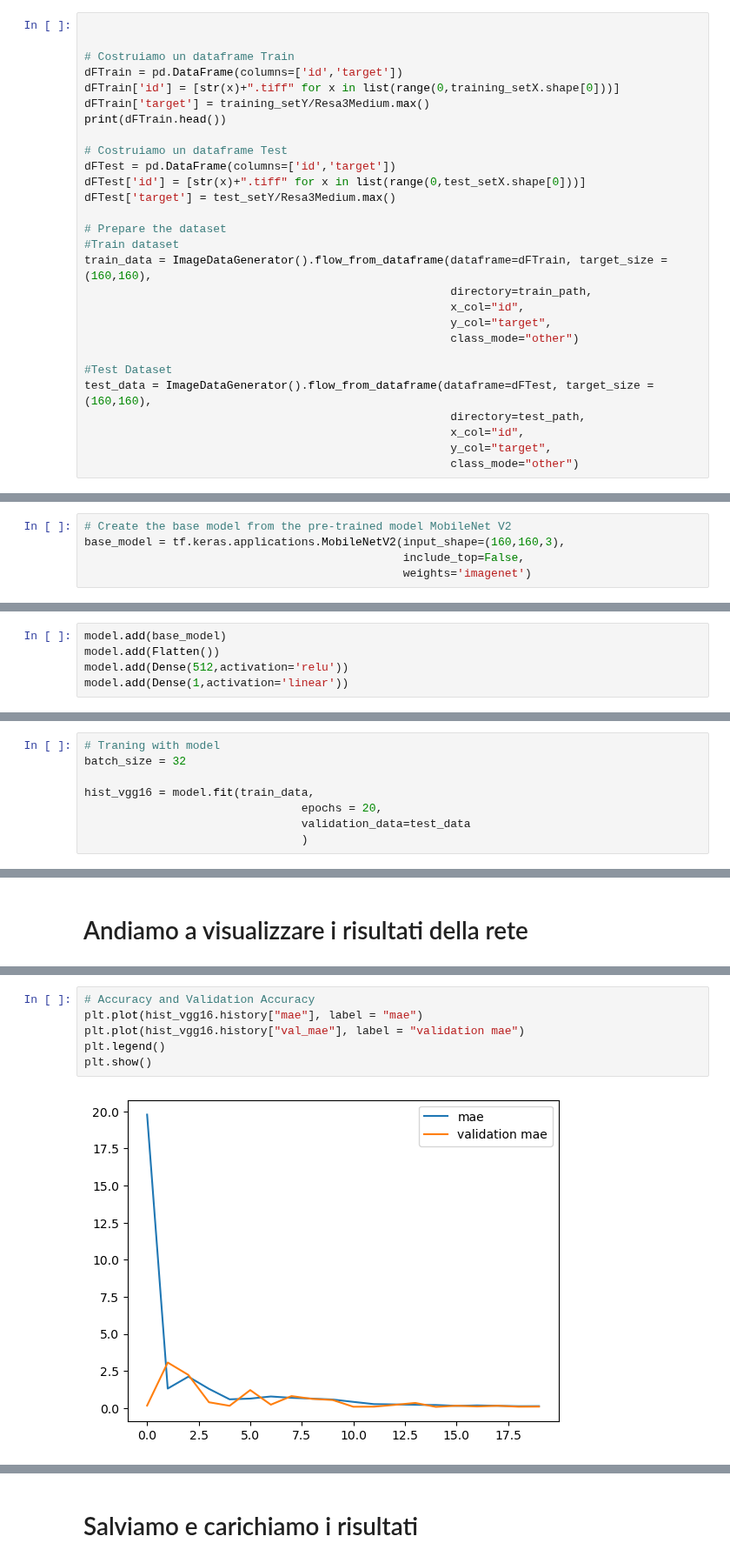
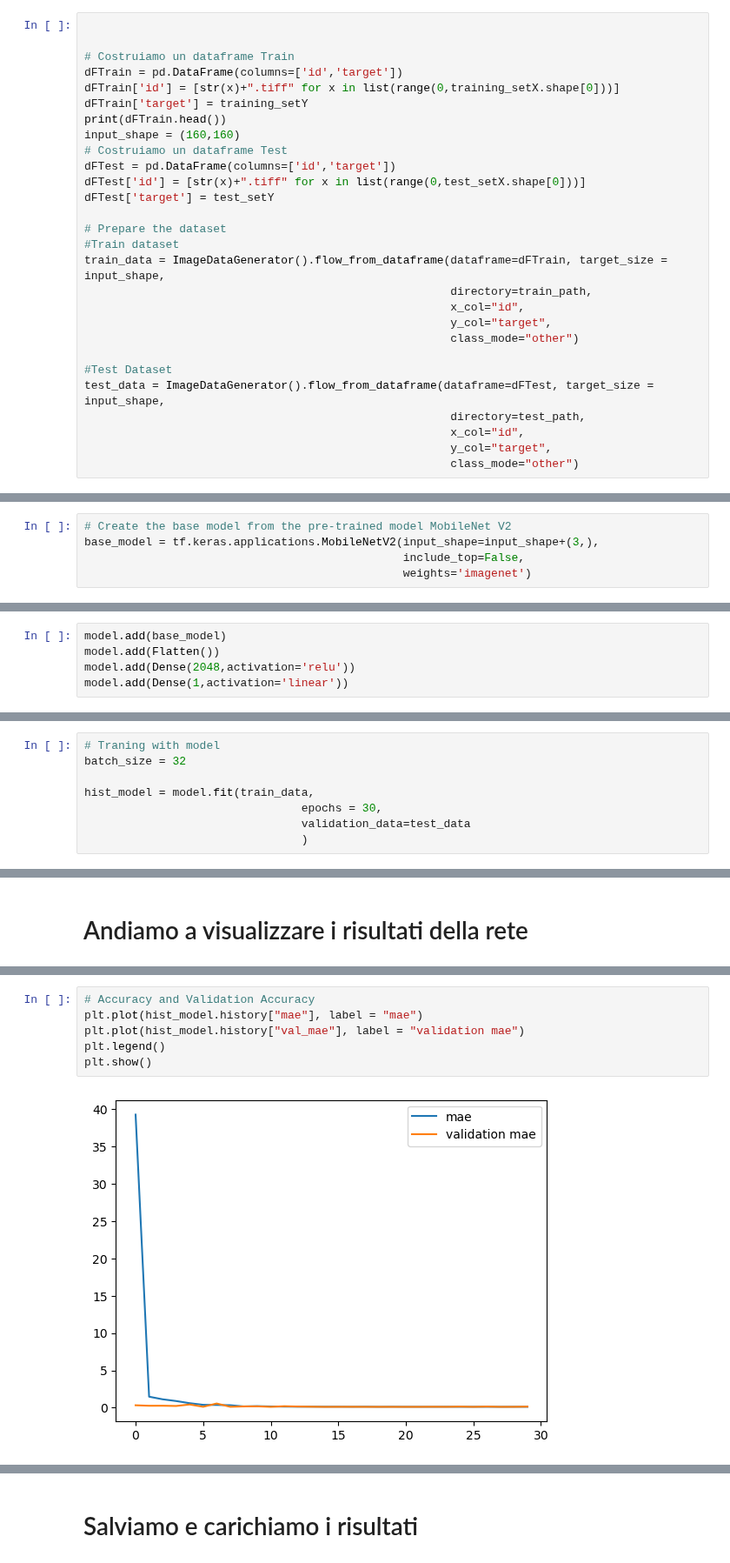
Before and after one commit to Simone-Scalella/AgriVision2022, a Jupyter notebook: mbn.ipynb, the cells around one changed output, grey strips where cells are left out. Shown at 87% size. Cells and saved outputs as stored; diff of their text form.

```diff
--- a/mbn.ipynb
+++ b/mbn.ipynb
@@ -120,24 +155,24 @@ for a in range(0,test_setX.shape[0]):
 # Costruiamo un dataframe Train
 dFTrain = pd.DataFrame(columns=['id','target'])
 dFTrain['id'] = [str(x)+".tiff" for x in list(range(0,training_setX.shape[0]))]
-dFTrain['target'] = training_setY/Resa3Medium.max()
+dFTrain['target'] = training_setY
 print(dFTrain.head())
-
+input_shape = (160,160)
 # Costruiamo un dataframe Test
 dFTest = pd.DataFrame(columns=['id','target'])
 dFTest['id'] = [str(x)+".tiff" for x in list(range(0,test_setX.shape[0]))]
-dFTest['target'] = test_setY/Resa3Medium.max()
+dFTest['target'] = test_setY
 
 # Prepare the dataset
 #Train dataset
-train_data = ImageDataGenerator().flow_from_dataframe(dataframe=dFTrain, target_size = (160,160),
+train_data = ImageDataGenerator().flow_from_dataframe(dataframe=dFTrain, target_size = input_shape,
                                                       directory=train_path,
                                                       x_col="id",
                                                       y_col="target",
                                                       class_mode="other")
 
 #Test Dataset
-test_data = ImageDataGenerator().flow_from_dataframe(dataframe=dFTest, target_size = (160,160),
+test_data = ImageDataGenerator().flow_from_dataframe(dataframe=dFTest, target_size = input_shape,
                                                       directory=test_path,
                                                       x_col="id",
                                                       y_col="target",
@@ -166,7 +201,7 @@ print(dFTest['target'].median())
 # Creazione del modello di Vgg16
 # %%
 # Create the base model from the pre-trained model MobileNet V2
-base_model = tf.keras.applications.MobileNetV2(input_shape=(160,160,3),
+base_model = tf.keras.applications.MobileNetV2(input_shape=input_shape+(3,),
                                                include_top=False,
                                                weights='imagenet')
 # %%
@@ -196,7 +237,7 @@ model = Sequential()
 # %%
 model.add(base_model)
 model.add(Flatten())
-model.add(Dense(512,activation='relu'))
+model.add(Dense(2048,activation='relu'))
 model.add(Dense(1,activation='linear'))
 # %%
 base_learning_rate = 0.01
@@ -241,8 +282,8 @@ model.compile(loss = "mean_squared_error",
 # Traning with model
 batch_size = 32
 
-hist_vgg16 = model.fit(train_data,
-                                epochs = 20,
+hist_model = model.fit(train_data,
+                                epochs = 30,
                                 validation_data=test_data
                                 )
 # %% [output]
@@ -281,8 +322,8 @@ plt.show()
 # %%
 # Accuracy and Validation Accuracy
-plt.plot(hist_vgg16.history["mae"], label = "mae")
-plt.plot(hist_vgg16.history["val_mae"], label = "validation mae")
+plt.plot(hist_model.history["mae"], label = "mae")
+plt.plot(hist_model.history["val_mae"], label = "validation mae")
 plt.legend()
 plt.show()
 # %% [output]
-[figure, old version]
+[figure, new version]
```
Also changed, not shown: parts of 16 cells of this notebook, 2 other files.
